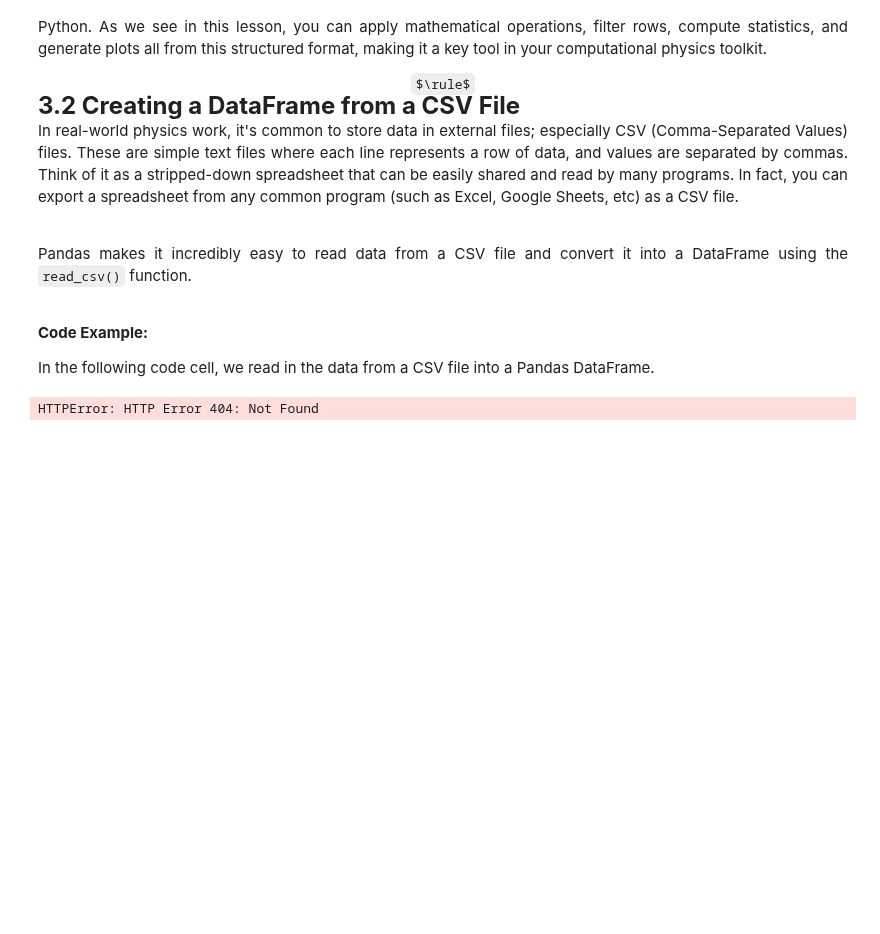
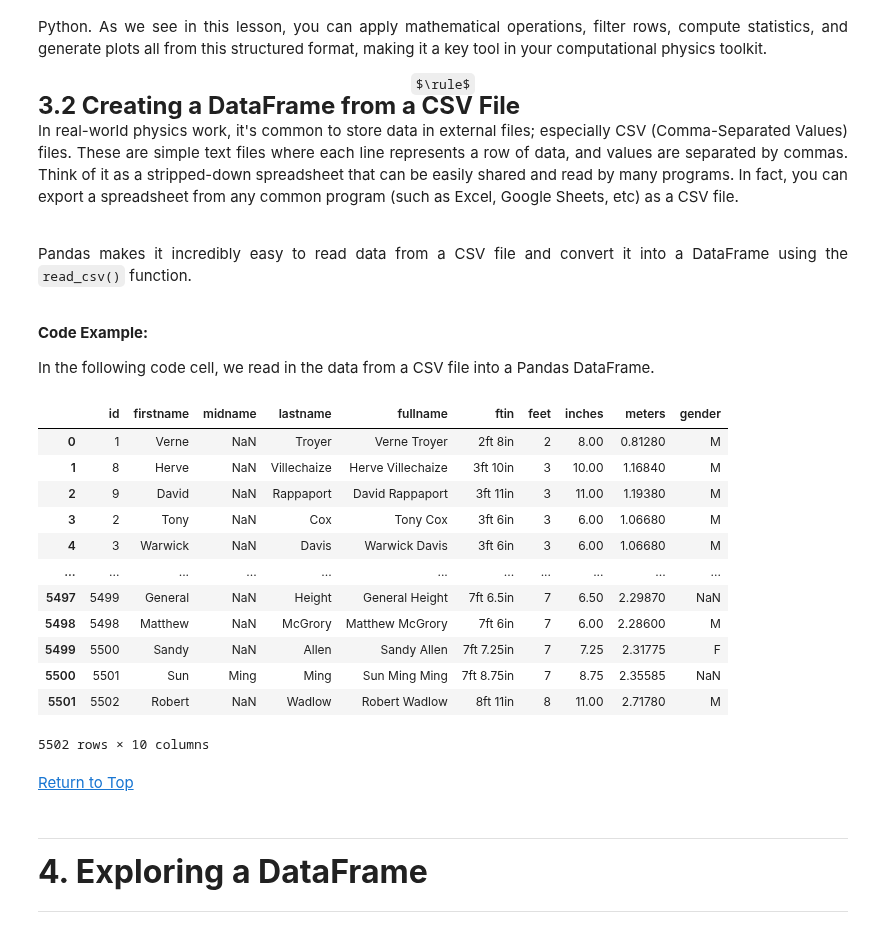
Before and after one commit to dr-bankert-augustana/PHYS_200, a Jupyter notebook: Lessons/Module_1/PHYS_200_Lesson_1_4.ipynb, the cells around one changed output. Cells and saved outputs as stored; diff of their text form; code cells hidden in the pictures; some formulas as TeX source; blank space fills up the shorter version.

```diff
--- a/Lessons/Module_1/PHYS_200_Lesson_1_4.ipynb
+++ b/Lessons/Module_1/PHYS_200_Lesson_1_4.ipynb
@@ -176,10 +176,38 @@ Pandas makes it incredibly easy to read data from a CSV file and convert it into
 
 In the following code cell, we read in the data from a CSV file into a Pandas DataFrame.
 # %%
-url = "https://raw.githubusercontent.com/dr-bankert-augustana/PHYS_200/refs/heads/main/celebrity-heights.csv"
+# Set the location of the CSV file (can be local or a website):
+
+url = "https://raw.githubusercontent.com/dr-bankert-augustana/PHYS_200/refs/heads/main/Data/Module_1/celebrity-heights.csv"
+
+# Turn the CSV data into a Pandas DataFrame:
 
 celebrity_height_df = pd.read_csv(url)
 
+# Display the DataFrame:
+
 display(celebrity_height_df)
 # %% [output]
+|  | id | firstname | midname | lastname | fullname | ftin | feet | inches | meters | gender |
+| 0 | 1 | Verne | NaN | Troyer | Verne Troyer | 2ft 8in | 2 | 8.00 | 0.81280 | M |
+| 1 | 8 | Herve | NaN | Villechaize | Herve Villechaize | 3ft 10in | 3 | 10.00 | 1.16840 | M |
+| 2 | 9 | David | NaN | Rappaport | David Rappaport | 3ft 11in | 3 | 11.00 | 1.19380 | M |
+| 3 | 2 | Tony | NaN | Cox | Tony Cox | 3ft 6in | 3 | 6.00 | 1.06680 | M |
+| 4 | 3 | Warwick | NaN | Davis | Warwick Davis | 3ft 6in | 3 | 6.00 | 1.06680 | M |
+| ... | ... | ... | ... | ... | ... | ... | ... | ... | ... | ... |
+| 5497 | 5499 | General | NaN | Height | General Height | 7ft 6.5in | 7 | 6.50 | 2.29870 | NaN |
+| 5498 | 5498 | Matthew | NaN | McGrory | Matthew McGrory | 7ft 6in | 7 | 6.00 | 2.28600 | M |
+| 5499 | 5500 | Sandy | NaN | Allen | Sandy Allen | 7ft 7.25in | 7 | 7.25 | 2.31775 | F |
+| 5500 | 5501 | Sun | Ming | Ming | Sun Ming Ming | 7ft 8.75in | 7 | 8.75 | 2.35585 | NaN |
+| 5501 | 5502 | Robert | NaN | Wadlow | Robert Wadlow | 8ft 11in | 8 | 11.00 | 2.71780 | M |
-HTTPError: HTTP Error 404: Not Found
+5502 rows × 10 columns
+# %% [markdown]
+[Return to Top](#Notebook-Start)
+# %% [markdown]
+<a name="Explore-DF"></a>
+
+---
+
+<font size = 6> <b> 4. Exploring a DataFrame </b> </font>
+
+---
```
Also changed, not shown: parts of 17 cells of this notebook.
